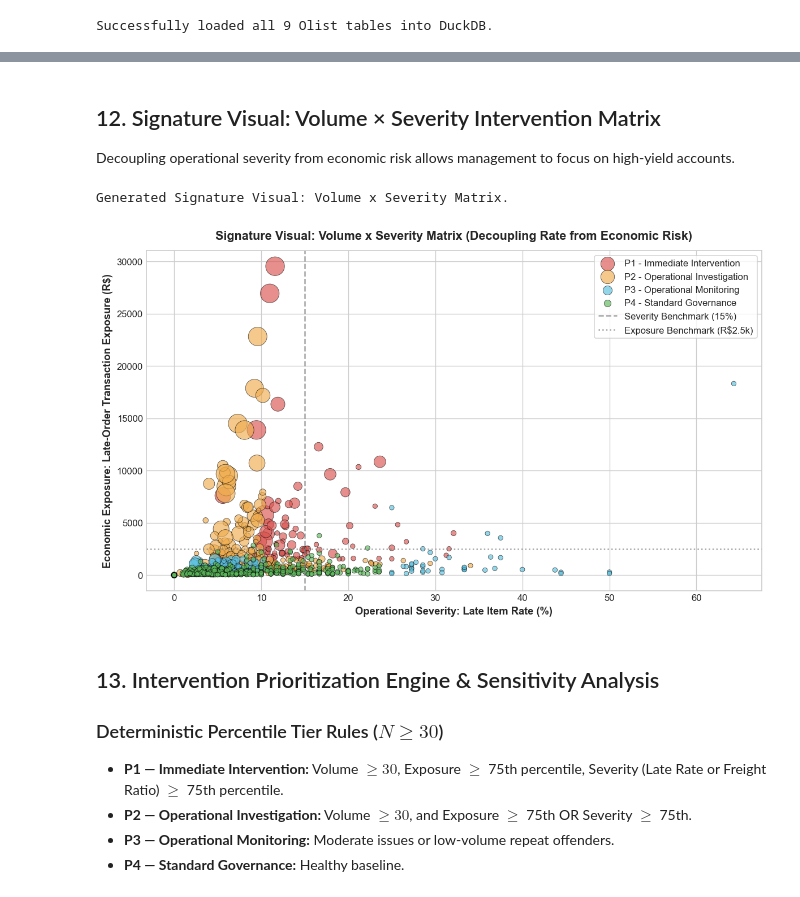
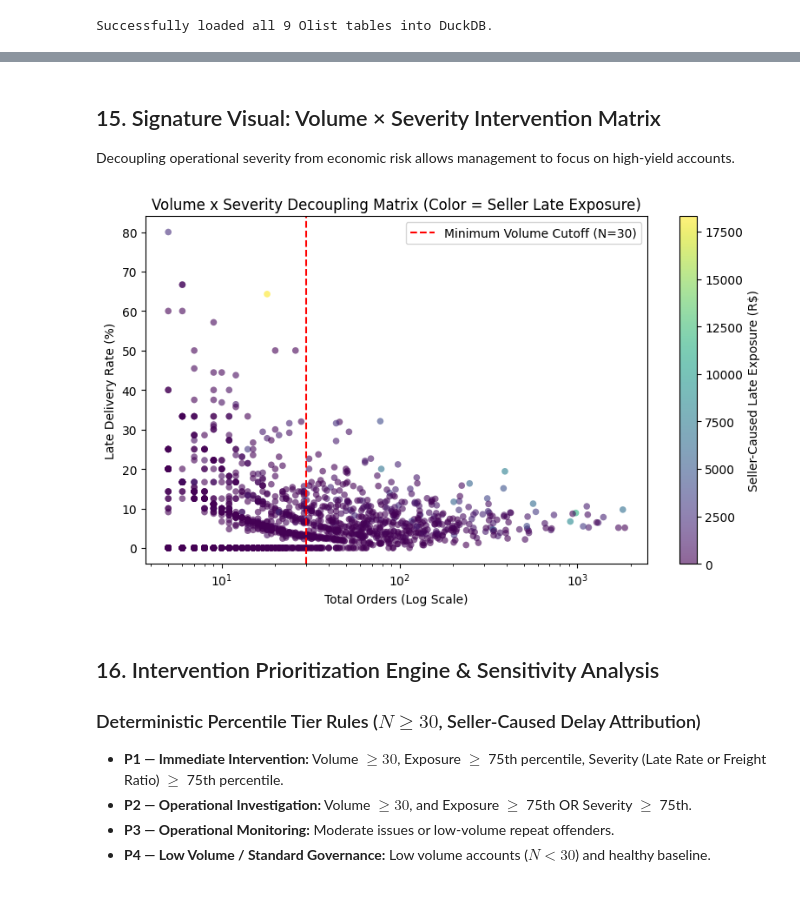
Before and after one commit to Jenish1706/Marketplace-profitability-Fulfillment-Leakage-Analysis, a Jupyter notebook: notebooks/business_analysis.ipynb, the cells around one changed output, grey strips where cells are left out. Drawn from its saved outputs; the diff is of its cells as text; code cells hidden in the pictures.

```diff
--- a/notebooks/business_analysis.ipynb
+++ b/notebooks/business_analysis.ipynb
@@ -367,21 +602,48 @@ is_interstate          -0.2436      0.009    -27.348      0.000      -0.261
 # %% [markdown]
-## 12. Signature Visual: Volume × Severity Intervention Matrix
+## 15. Signature Visual: Volume × Severity Intervention Matrix
 
 Decoupling operational severity from economic risk allows management to focus on high-yield accounts.
-# %%
-# Plot Volume x Severity Scatter
-print("Generated Signature Visual: Volume x Severity Matrix.")
-# %% [output]
-Generated Signature Visual: Volume x Severity Matrix.
-[figure, removed]
+# %%
+df_scatter = con.execute("""
+    SELECT
+        total_orders,
+        late_item_rate_pct,
+        seller_late_exposure,
+        meets_min_volume_30
+    FROM view_seller_root_cause
+    WHERE total_orders >= 5
+""").df()
+
+fig, ax = plt.subplots(figsize=(8, 5))
+scatter = ax.scatter(
+    df_scatter['total_orders'],
+    df_scatter['late_item_rate_pct'],
+    c=df_scatter['seller_late_exposure'],
+    cmap='viridis',
+    alpha=0.6,
+    edgecolors='none',
+    s=30
+)
+ax.axvline(30, color='red', linestyle='--', label='Minimum Volume Cutoff (N=30)')
+ax.set_xscale('log')
+ax.set_xlabel('Total Orders (Log Scale)')
+ax.set_ylabel('Late Delivery Rate (%)')
+ax.set_title('Volume x Severity Decoupling Matrix (Color = Seller Late Exposure)')
+cbar = plt.colorbar(scatter, ax=ax)
+cbar.set_label('Seller-Caused Late Exposure (R$)')
+ax.legend()
+plt.tight_layout()
+plt.show()
+# %% [output]
+[figure, added]
 # %% [markdown]
-## 13. Intervention Prioritization Engine & Sensitivity Analysis
+## 16. Intervention Prioritization Engine & Sensitivity Analysis
 
-### Deterministic Percentile Tier Rules ($N \ge 30$)
+### Deterministic Percentile Tier Rules ($N \ge 30$, Seller-Caused Delay Attribution)
 - **P1 — Immediate Intervention:** Volume $\ge 30$, Exposure $\ge$ 75th percentile, Severity (Late Rate or Freight Ratio) $\ge$ 75th percentile.
 - **P2 — Operational Investigation:** Volume $\ge 30$, and Exposure $\ge$ 75th OR Severity $\ge$ 75th.
 - **P3 — Operational Monitoring:** Moderate issues or low-volume repeat offenders.
-- **P4 — Standard Governance:** Healthy baseline.
+- **P4 — Low Volume / Standard Governance:** Low volume accounts ($N < 30$) and healthy baseline.
 # %%
 with open("../sql/07_intervention_priority.sql", "r", encoding="utf-8") as f:
     con.execute(f.read())
```
Also changed, not shown: parts of 35 cells of this notebook.
